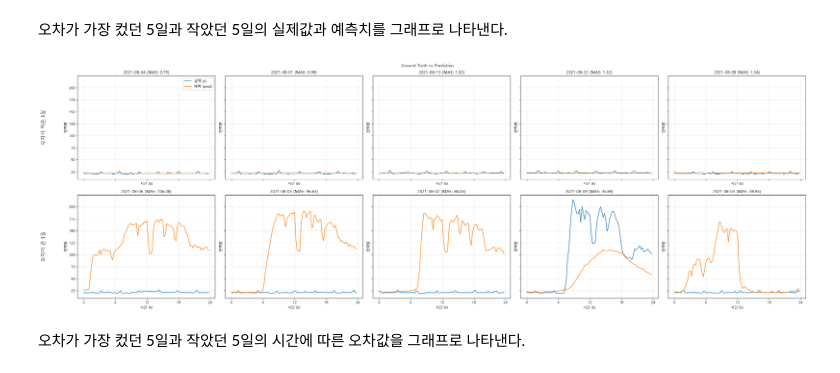
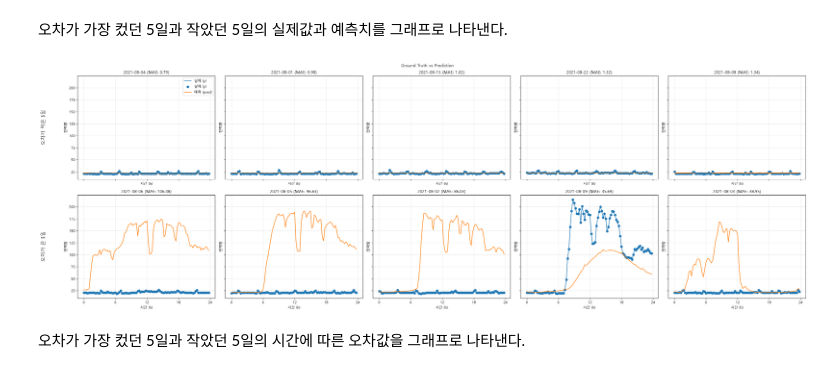
Before and after one commit to Jon-Irenicus/kamp_ai_competition, a Jupyter notebook: baseline_LSTM_prediction.ipynb, the cells around one changed output. Saved outputs shown, nothing was run; the diff lists cells and outputs as text; code cells hidden in the pictures.

```diff
--- a/baseline_LSTM_prediction.ipynb
+++ b/baseline_LSTM_prediction.ipynb
@@ -387,34 +387,35 @@ daily_mae = pd.Series(np.abs(err_d).mean(axis=1), index=dates).sort_index()
 
  # 오차가 가장 큰 날짜와 작은 날짜 추출
 low_dates  = daily_mae.nsmallest(5).index
 high_dates = daily_mae.nlargest(5).index
 selected   = [low_dates, high_dates]
 row_labels = ['오차가 작은 5일', '오차가 큰 5일']
 
 hours = np.arange(horizon_size) * 15 / 60
 pos = lambda ds: daily_mae.index.get_indexer(ds)
 
 # 선택한 날짜들의 실제값과 예측값을 비교
 fig, axes = plt.subplots(2, 5, figsize=(30, 10), sharex=True, sharey=True)
 
 for r, (row_axes, ds) in enumerate(zip(axes, selected)):
     for ax, date, i in zip(row_axes, ds, pos(ds)):
         ax.plot(hours, y_d[i], label='실제 (y)')
+        ax.scatter(hours, y_d[i], label='실제 (y)')
         ax.plot(hours, pred_d[i], label='예측 (pred)')
         ax.set_title(f"{date:%Y-%m-%d} (MAE: {daily_mae[date]:.2f})")
         ax.set_xlabel('시간 (h)')
         ax.set_ylabel('전력량')
         ax.set_xticks(range(0, 25, 6))
         ax.grid(alpha=0.3)
     row_axes[0].text(-0.25, 0.5, row_labels[r], transform=row_axes[0].transAxes,
                      rotation=90, va='center', ha='center', fontsize=14)
 
 axes[0, 0].legend()
 fig.suptitle('Ground Truth vs Prediction')
 fig.tight_layout()
 plt.show()
 # %% [output]
-[figure, old version]
+[figure, new version]
 # %% [markdown]
 오차가 가장 컸던 5일과 작았던 5일의 시간에 따른 오차값을 그래프로 나타낸다.
 # %%
```
Also changed, not shown: 1 other file.
